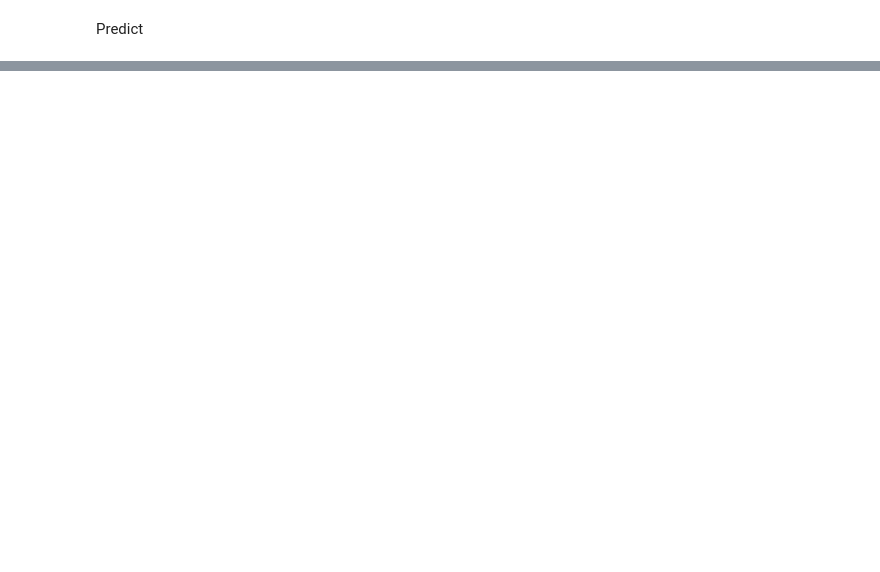
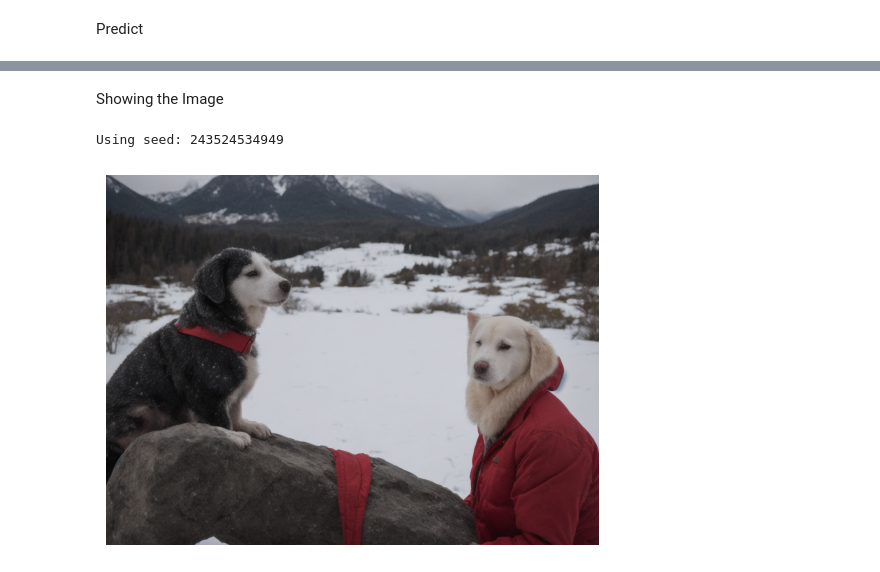
Before and after one commit to MustiCankan/SpiriteAI, a Jupyter notebook: RealistixcVision.ipynb, the cells around one changed output, grey strips where cells are left out. Saved outputs shown, nothing was run; the diff lists cells and outputs as text; code cells hidden in the pictures; blank space fills up the shorter version.

```diff
--- a/RealistixcVision.ipynb
+++ b/RealistixcVision.ipynb
@@ -127,0 +195,2 @@ class Predictor(BasePredictor):
+# %% [markdown]
+Showing the Image
@@ -127,0 +199,8 @@ class Predictor(BasePredictor):
+# %%
+image = predict("/content/demo.png",243524534949,2,num_inference_steps=40)
+plt.imshow(image)
+plt.axis('off')  # Hide axes for better visualization
+plt.show()
+# %% [output]
+Using seed: 243524534949
+[figure, added]
```
Also changed, not shown: parts of 7 cells of this notebook.
